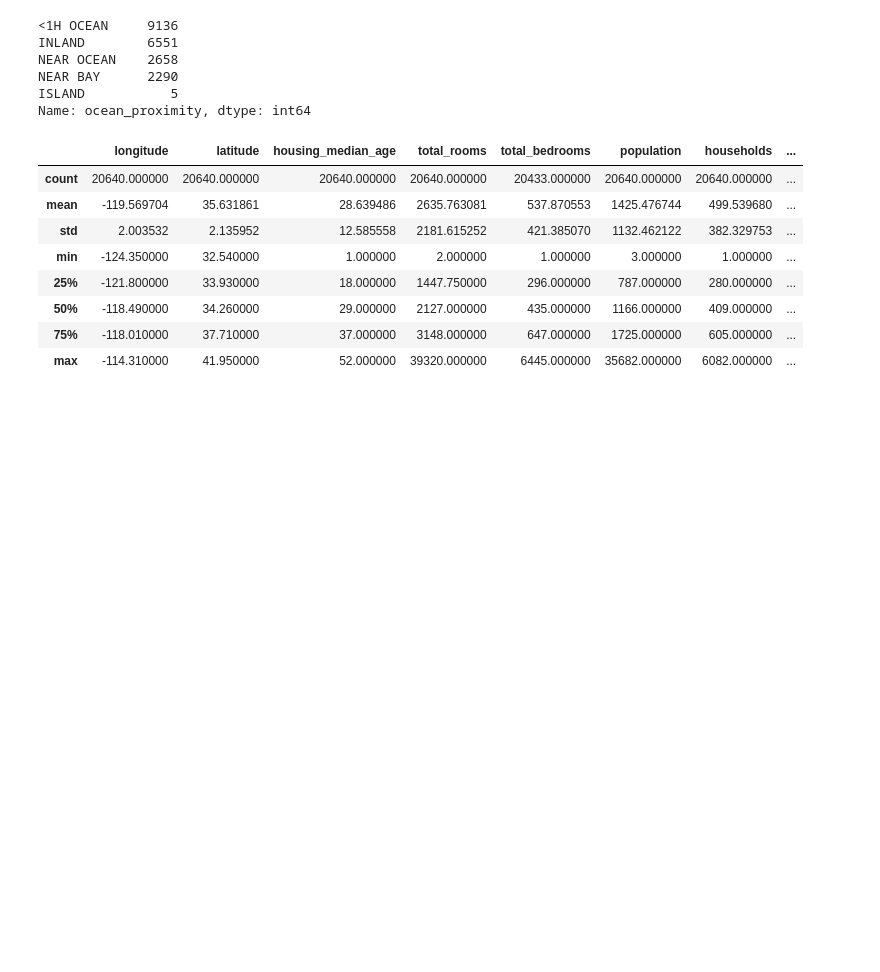
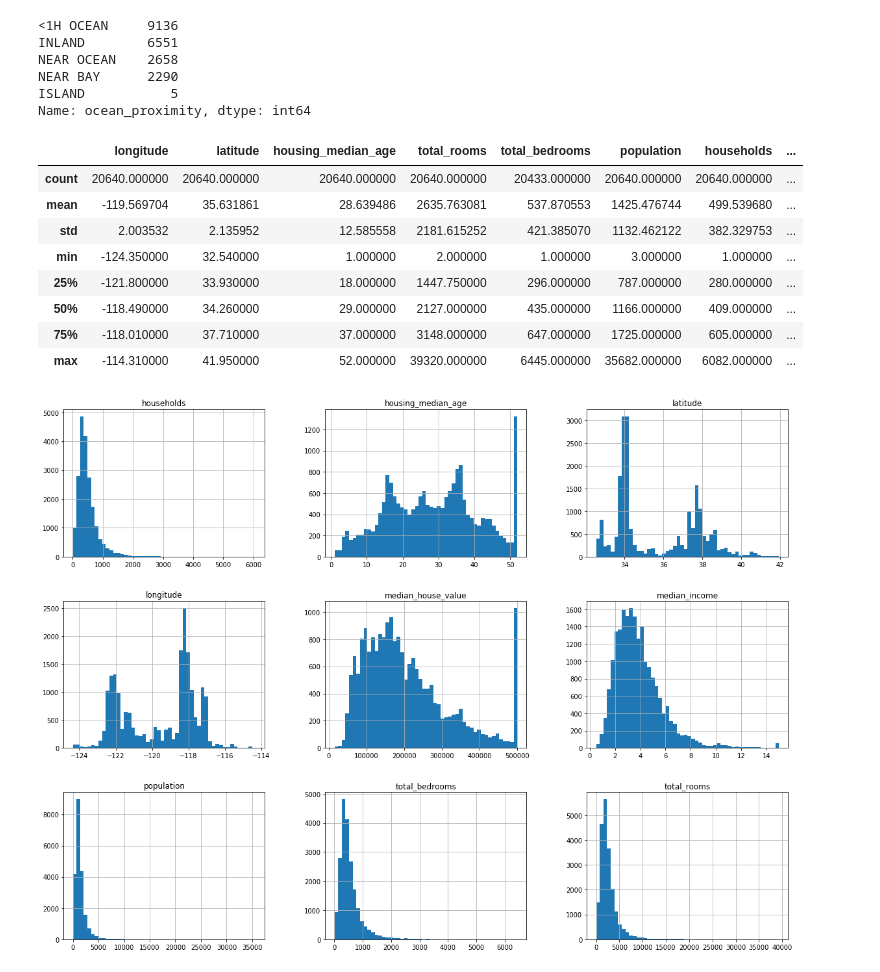
Before and after one commit to orinbai/notebook, a Jupyter notebook: Hands-on Machine Learning with Scikit-learn Keras and Tensorflow/Hands_on_Machine_Learning.ipynb, the cells around one changed output. Cells and saved outputs as stored; diff of their text form; code cells hidden in the pictures; blank space fills up the shorter version.

Commit message:
add hist

```diff
--- a/Hands-on Machine Learning with Scikit-learn Keras and Tensorflow/Hands_on_Machine_Learning.ipynb
+++ b/Hands-on Machine Learning with Scikit-learn Keras and Tensorflow/Hands_on_Machine_Learning.ipynb
@@ -91,3 +91,10 @@ housing.describe()
 | 50% | -118.490000 | 34.260000 | 29.000000 | 2127.000000 | 435.000000 | 1166.000000 | 409.000000 | ... |
 | 75% | -118.010000 | 37.710000 | 37.000000 | 3148.000000 | 647.000000 | 1725.000000 | 605.000000 | ... |
 | max | -114.310000 | 41.950000 | 52.000000 | 39320.000000 | 6445.000000 | 35682.000000 | 6082.000000 | ... |
+# %%
+import matplotlib.pyplot as plt
+%matplotlib inline
+housing.hist(bins=50, figsize=(20, 15))
+plt.show()
+# %% [output]
+[figure, added]
```
